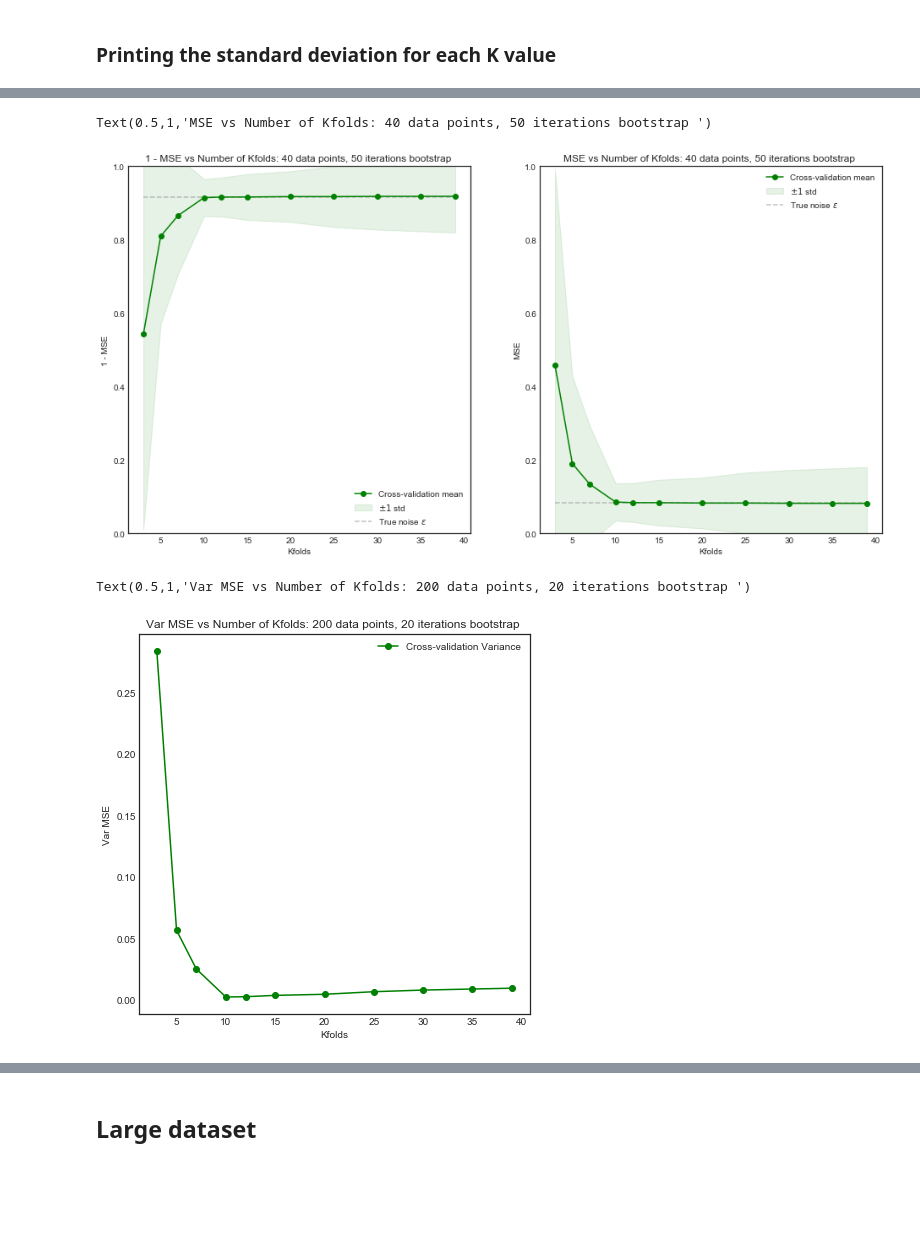
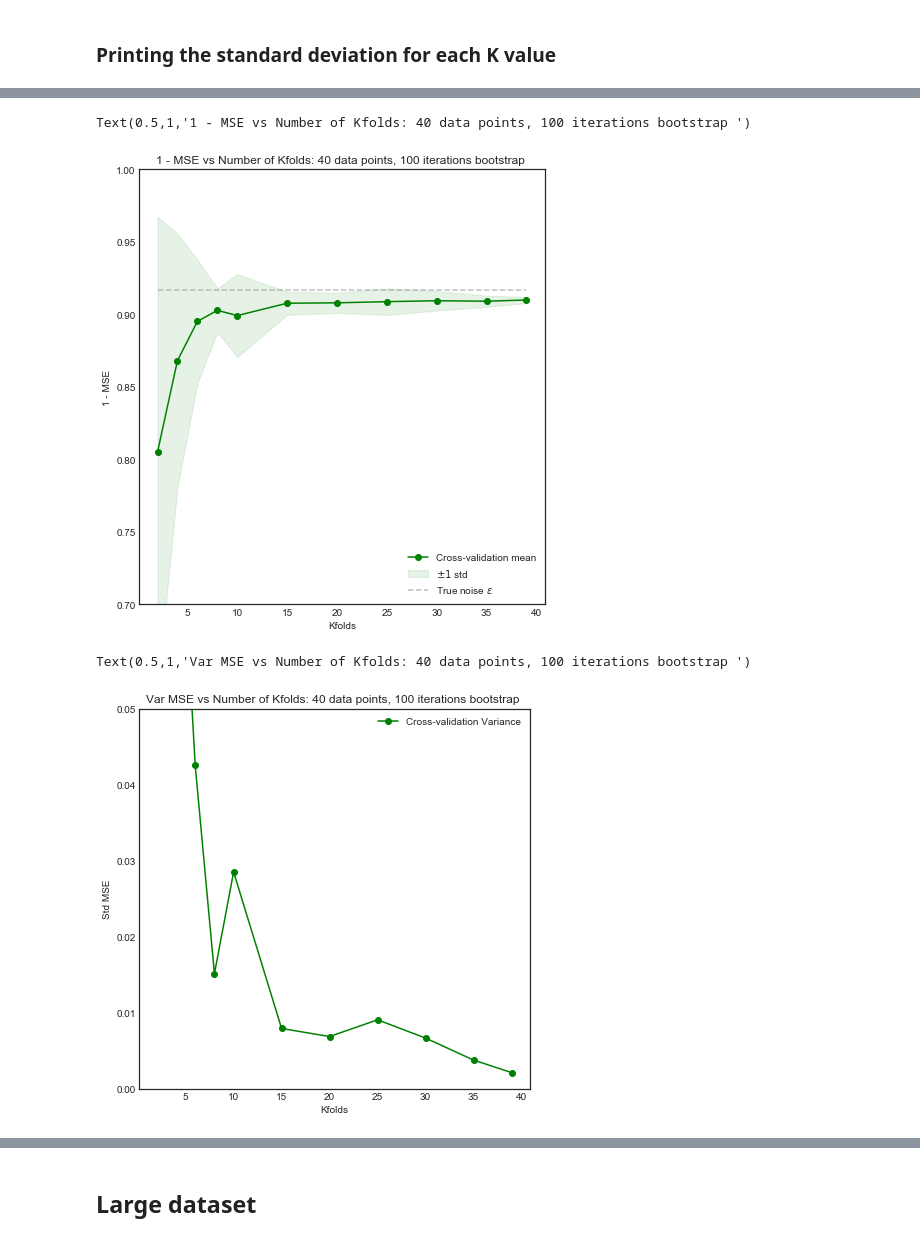
Before and after one commit to xavierbourretsicotte/Data-Portfolio, a Jupyter notebook: Cross_Validation.ipynb, the cells around one changed output, grey strips where cells are left out. Cells and saved outputs as stored; diff of their text form; code cells hidden in the pictures; blank space fills up the shorter version.

```diff
--- a/Cross_Validation.ipynb
+++ b/Cross_Validation.ipynb
@@ -168,16 +131,6 @@ plt.show()
 # %% [markdown]
 ### Learning curve
 # %%
-#Initializing noisy non linear data
-np.random.seed(0)
-n = 10000
-x = np.linspace(0,1,n)
-x_plot = np.linspace(0,1,10*n)
-noise = np.random.uniform(-.5,.5, size = n)
-y = np.sin(x * 1 * np.pi  - .5)
-Y = (y + noise).reshape(-1,1)
-X = x.reshape(-1,1)
-
 #Utility variables
 CV_Mean_MSE, CV_Std_MSE = [],[]
 train_sizes=np.array([5,10,15,20,25,30,35,40,50,60,70,80,90,100])
@@ -195,8 +148,8 @@ for s in range(len(train_sizes)):
         #print("TRAIN:", train_index, "TEST:", test_index)
         X_train, X_test, y_train, y_test = X[train_index],X[test_index],Y[train_index], Y[test_index]
 
-        pipeline = Pipeline([('polynomialfeatures', PolynomialFeatures(degree=6, include_bias=True, interaction_only=False)),
-         ('linearregression', LinearRegression(copy_X=True, fit_intercept=True, n_jobs=1, normalize=False))])
+        pipeline = Pipeline([('polynomialfeatures', PolynomialFeatures(degree=4, include_bias=True, interaction_only=False)),
+         ('linearregression', LinearRegression(copy_X=True, fit_intercept=True, n_jobs=1, normalize=True))])
         pipeline.fit(X_train,y_train)
 
         #Inner loop results
@@ -508,50 +447,34 @@ CV_Std_MSE_small  = np.asarray(CV_Std_MSE_small)
 # %%
-#Plotting result - LHS
+#Plotting result - LHS - 1 - MSE
 fig = plt.figure(figsize=(16,8))
 fig.add_subplot(1, 2, 1)
-k_folds_range = np.array([3,5,7,10,12,15,20,25,30,35,39])
+k_folds_range = np.array([2,4,6,8,10,15,20,25,30,35,39])
+
 plt.fill_between(k_folds_range, 1 - (CV_Mean_MSE_small - CV_Std_MSE_small),
                  1 - (CV_Mean_MSE_small + CV_Std_MSE_small), alpha=0.1, color="g", label = '$\pm 1$ std')
 
 plt.plot(k_folds_range, 1 - CV_Mean_MSE_small, 'o-', color="g",
          label="Cross-validation mean")
 
 plt.hlines(1 - 1/12 , min(k_folds_range),max(k_folds_range), linestyle = '--', color = 'gray', alpha = .5, label = 'True noise $\epsilon$')
-plt.legend(loc="lower right")
-plt.ylim(0,1)
-plt.ylabel('1 - MSE')
-plt.xlabel('Kfolds')
-plt.title('1 - MSE vs Number of Kfolds: 40 data points, 50 iterations bootstrap ')
-
-#Plotting result - RHS
-fig.add_subplot(1, 2, 2)
-
-plt.fill_between(k_folds_range, (CV_Mean_MSE_small - CV_Std_MSE_small),
-                  (CV_Mean_MSE_small + CV_Std_MSE_small), alpha=0.1, color="g", label = '$\pm 1$ std')
-
-plt.plot(k_folds_range,  CV_Mean_MSE_small, 'o-', color="g",
-         label="Cross-validation mean")
-
-plt.hlines( 1/12 , min(k_folds_range),max(k_folds_range), linestyle = '--', color = 'gray', alpha = .5, label = 'True noise $\epsilon$')
-plt.legend(loc="upper right")
-plt.ylim(0,1)
-plt.ylabel('MSE')
-plt.xlabel('Kfolds')
-plt.title('MSE vs Number of Kfolds: 40 data points, 50 iterations bootstrap ')
+plt.legend(loc="lower right"),
+plt.ylim(0.7,1)
+plt.ylabel('1 - MSE'), plt.xlabel('Kfolds')
+plt.title('1 - MSE vs Number of Kfolds: 40 data points, 100 iterations bootstrap ')
 # %% [output]
-Text(0.5,1,'MSE vs Number of Kfolds: 40 data points, 50 iterations bootstrap ')
+Text(0.5,1,'1 - MSE vs Number of Kfolds: 40 data points, 100 iterations bootstrap ')
-[figure, old version]
+[figure, new version]
 # %%
 plt.figure(figsize = (7,7))
 
-plt.plot(k_folds_range, CV_Std_MSE_small**2, 'o-', color="g",
+plt.plot(k_folds_range, CV_Std_MSE_small, 'o-', color="g",
          label="Cross-validation Variance")
 
-#plt.hlines(1 - 1/12 , min(split_range),max(split_range), linestyle = '--', color = 'gray', alpha = .5, label = 'True noise $\epsilon$')
 plt.legend(loc="best")
-plt.ylabel('Var MSE')
+plt.ylabel('Std MSE')
 plt.xlabel('Kfolds')
-plt.title('Var MSE vs Number of Kfolds: 200 data points, 20 iterations bootstrap ')
+plt.ylim(0,.05)
+plt.title('Var MSE vs Number of Kfolds: 40 data points, 100 iterations bootstrap ')
 # %% [output]
-Text(0.5,1,'Var MSE vs Number of Kfolds: 200 data points, 20 iterations bootstrap ')
+Text(0.5,1,'Var MSE vs Number of Kfolds: 40 data points, 100 iterations bootstrap ')
-[figure, old version]
+[figure, new version]
```
Also changed, not shown: parts of 23 cells of this notebook.
